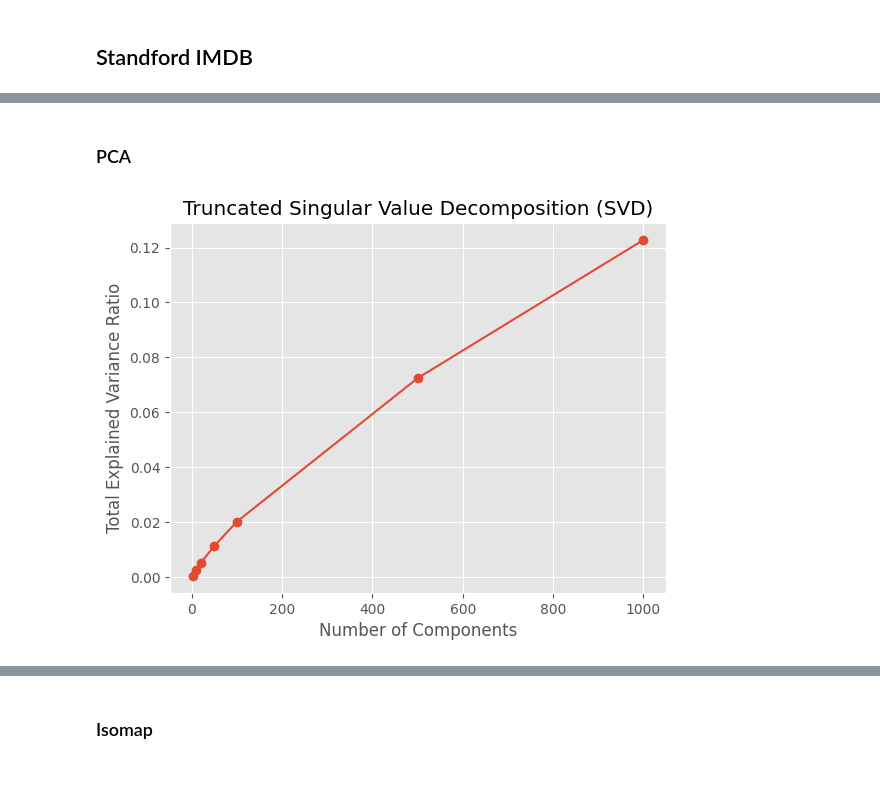
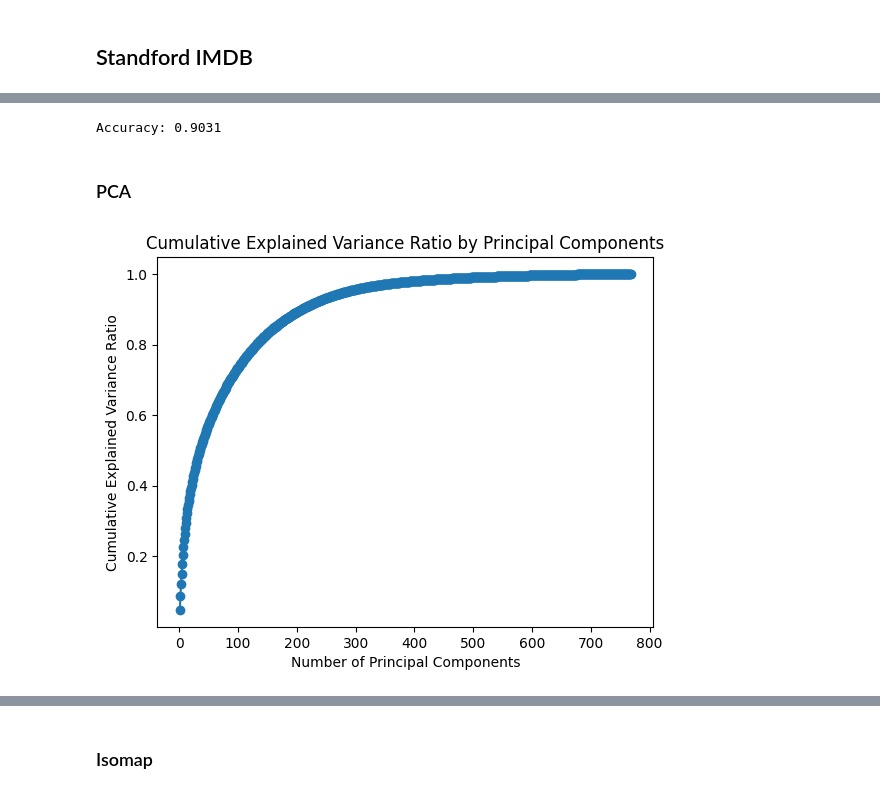
Before and after one commit to jzkhong/GCAE, a Jupyter notebook: MLDS_Projects_TextData.ipynb, the cells around one changed output, grey strips where cells are left out. Cells and saved outputs as stored; diff of their text form; code cells hidden in the pictures.

```diff
--- a/MLDS_Projects_TextData.ipynb
+++ b/MLDS_Projects_TextData.ipynb
@@ -119,25 +139,38 @@ X_train, X_test, y_train, y_test = train_test_split(X_tfidf, y, test_size=0.2, r
+# %%
+# Train a simple linear classifier (Logistic Regression)
+classifier = LogisticRegression(random_state=42, max_iter=1000)
+classifier.fit(X_train_vec, y_train)
+
+# Predict sentiment on test data
+y_pred = classifier.predict(X_test_vec)
+
+# Evaluate the classifier
+accuracy = accuracy_score(y_test, y_pred)
+print(f'Accuracy: {accuracy:.4f}')
+# %% [output]
+Accuracy: 0.9031
 # %% [markdown]
 ### PCA
+# %%
+# Standardise data before performing PCA
+mnist_scaler = StandardScaler()
+x_train_scaled = mnist_scaler.fit_transform(X_train_vec)
+x_test_scaled = mnist_scaler.transform(X_test_vec)
 # %%
-# Standardize the features before applying PCA
-scaler = StandardScaler(with_mean=False)
-x_train_scaled = scaler.fit_transform(X_train)
-x_test_scaled = scaler.transform(X_test)
+# Perform PCA on IMDB dataset
+pca_imdb = decomposition.PCA()
+pca_imdb.fit(x_train_scaled)
+x_train_pca = pca_imdb.transform(x_train_scaled)
+x_test_pca = pca_imdb.transform(x_test_scaled)
 # %%
-## Perform PCA with various no. of components
-n_components_list = [2, 10, 20, 50, 100, 500, 1000]
-total_variance_ratio = []
-for n in tqdm(n_components_list):
-    svd = decomposition.TruncatedSVD(n_components=n, random_state=42)
-    svd.fit_transform(x_train_scaled)
-    total_variance_ratio.append(svd.explained_variance_ratio_.sum())
-
-# Plotting the total explained variance ratio against the number of PC components
-plt.plot(n_components_list, total_variance_ratio, marker='o')
-plt.xlabel('Number of Components')
-plt.ylabel('Total Explained Variance Ratio')
-plt.title('Truncated Singular Value Decomposition (SVD)')
+# Examine the cumulative variance explained by principal components
+cumulative_variance_ratio = np.cumsum(pca_imdb.explained_variance_ratio_)
+x_ticks = list(range(1,len(cumulative_variance_ratio)+1))
+plt.plot(x_ticks, cumulative_variance_ratio, marker='o')
+plt.xlabel('Number of Principal Components')
+plt.ylabel('Cumulative Explained Variance Ratio')
+plt.title('Cumulative Explained Variance Ratio by Principal Components')
 plt.show()
 # %% [output]
-[figure, old version]
+[figure, new version]
 # %%
```
Also changed, not shown: parts of 30 cells of this notebook, 1 other file.
